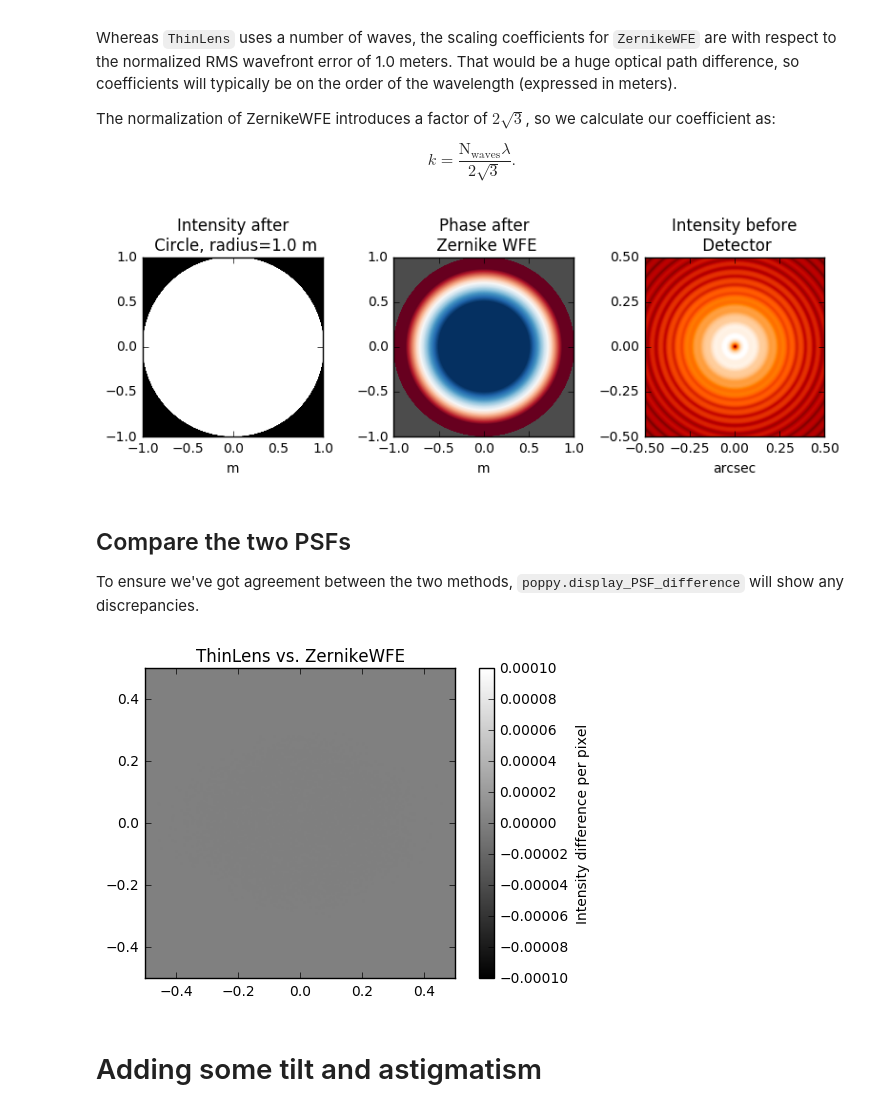
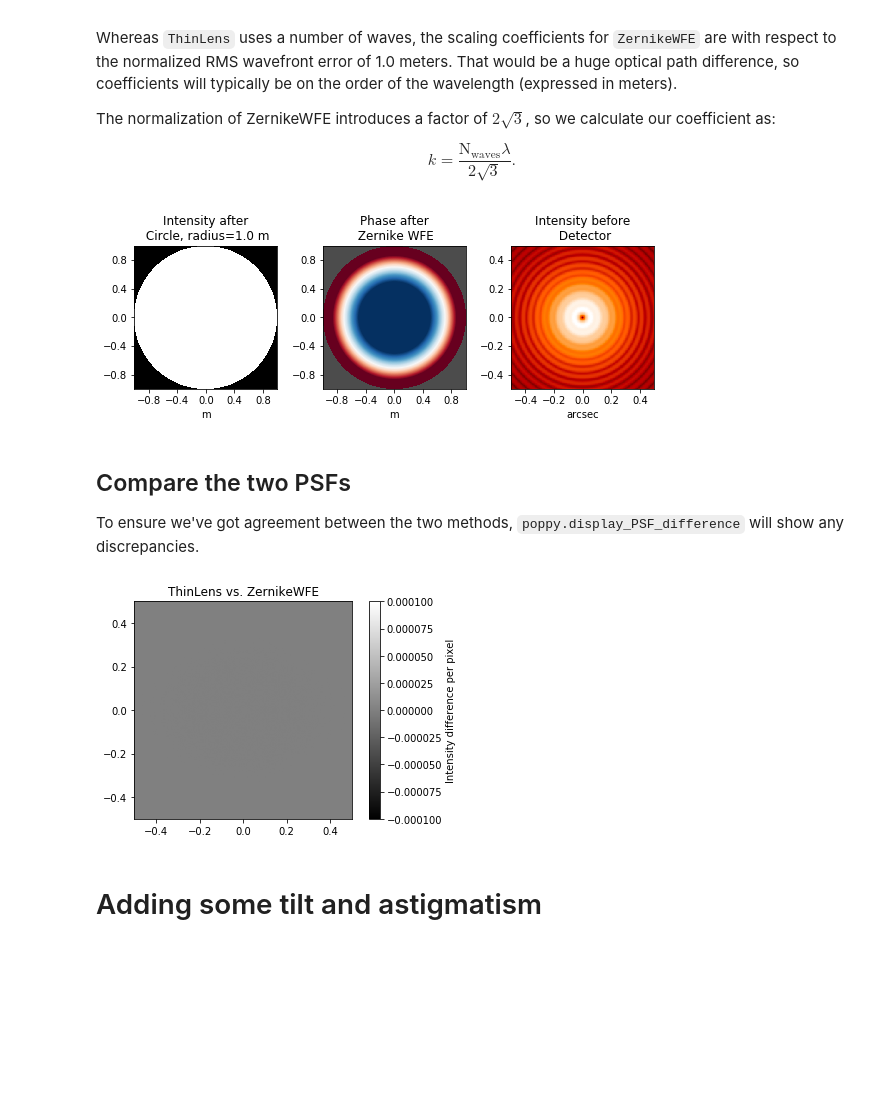
Before and after one commit to spacetelescope/poppy, a Jupyter notebook: notebooks/ThinLens_ZernikeWFE_and_ParameterizedWFE.ipynb, the cells around one changed output. Cells and saved outputs as stored; diff of their text form; code cells hidden in the pictures; blank space fills up the shorter version.

```diff
--- a/notebooks/ThinLens_ZernikeWFE_and_ParameterizedWFE.ipynb
+++ b/notebooks/ThinLens_ZernikeWFE_and_ParameterizedWFE.ipynb
@@ -76,27 +76,27 @@ $$k = \frac{\mathrm{N_{waves}} \lambda}{2\sqrt{3}} .$$
 # %%
 defocus_coefficient = NWAVES * WAVELENGTH / (2 * np.sqrt(3))
 coefficients_sequence = [0, 0, 0, defocus_coefficient]
 
 osys = poppy.OpticalSystem()
 circular_aperture = poppy.CircularAperture(radius=RADIUS)
-osys.addPupil(circular_aperture)
+osys.add_pupil(circular_aperture)
 thinlens = poppy.ZernikeWFE(radius=RADIUS, coefficients=coefficients_sequence)
-osys.addPupil(thinlens)
-osys.addDetector(pixelscale=PIXSCALE, fov_arcsec=FOV)
+osys.add_pupil(thinlens)
+osys.add_detector(pixelscale=PIXSCALE, fov_arcsec=FOV)
 
 plt.figure(figsize=(8,8))
 psf_with_zernikewfe = osys.calc_psf(wavelength=WAVELENGTH, display_intermediates=True)
 plt.tight_layout()
 # %% [output]
-[figure, old version]
+[figure, new version]
 # %% [markdown]
 ## Compare the two PSFs
 
 To ensure we've got agreement between the two methods, `poppy.display_PSF_difference` will show any discrepancies.
 # %%
-poppy.display_PSF_difference(psf, psf_with_zernikewfe, title='ThinLens vs. ZernikeWFE')
+poppy.display_psf_difference(psf, psf_with_zernikewfe, title='ThinLens vs. ZernikeWFE')
 # %% [output]
-[figure, old version]
+[figure, new version]
 # %% [markdown]
 # Adding some tilt and astigmatism
 # %%
```
Also changed, not shown: parts of 7 cells of this notebook, 5 other files.
